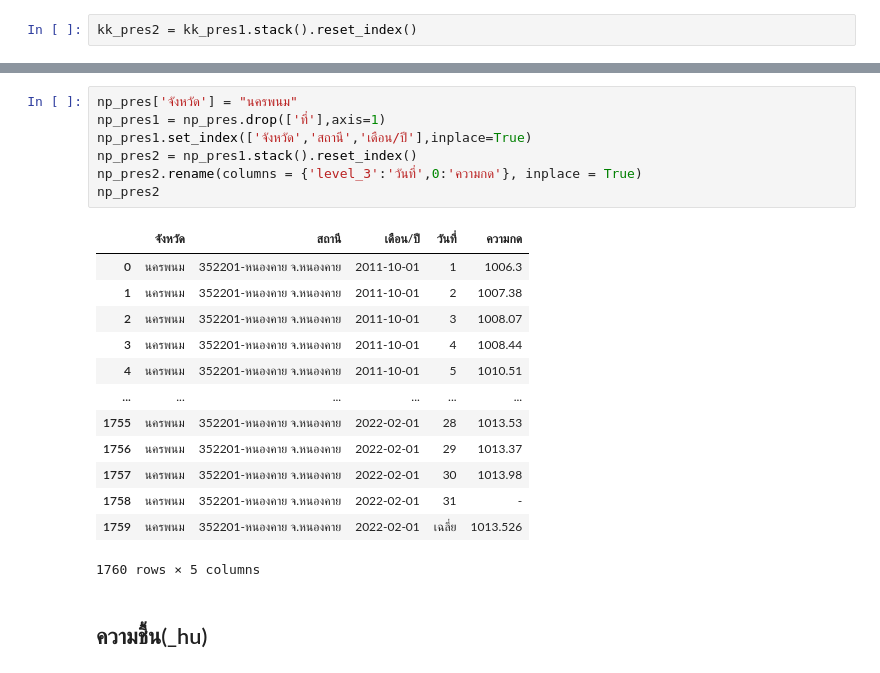
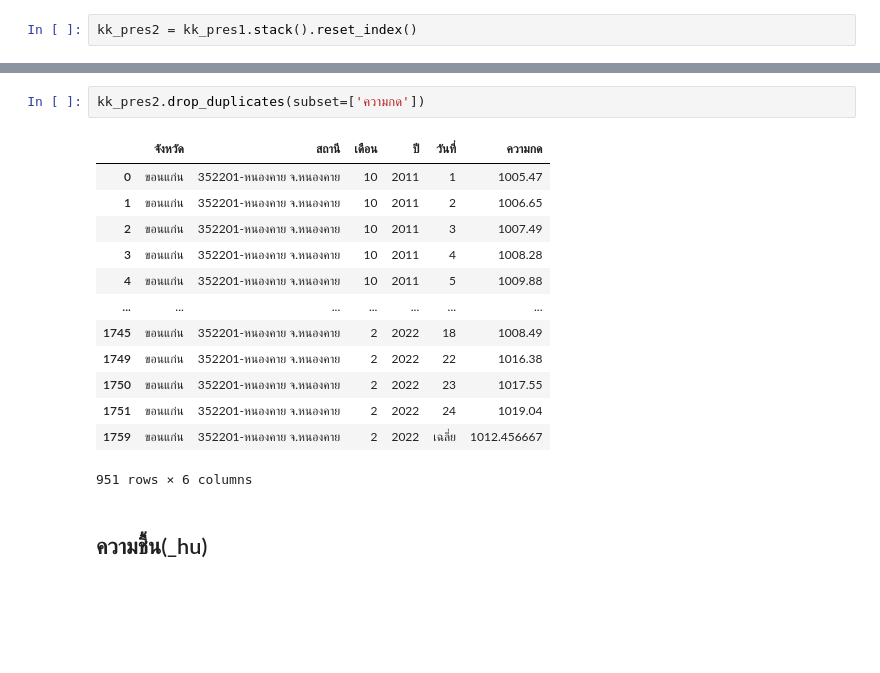
Before and after one commit to supatsara2002/bsc_dpdm22, a Jupyter notebook: Quiz_Group_5_20_of_Midterm.ipynb, the cells around one changed output, grey strips where cells are left out. Cells and saved outputs as stored; diff of their text form; blank space fills up the shorter version.

```diff
--- a/Quiz_Group_5_20_of_Midterm.ipynb
+++ b/Quiz_Group_5_20_of_Midterm.ipynb
@@ -123,24 +140,19 @@ kk_pres2
-# %%
-np_pres['จังหวัด'] = "นครพนม"
-np_pres1 = np_pres.drop(['ที่'],axis=1)
-np_pres1.set_index(['จังหวัด','สถานี','เดือน/ปี'],inplace=True)
-np_pres2 = np_pres1.stack().reset_index()
-np_pres2.rename(columns = {'level_3':'วันที่',0:'ความกด'}, inplace = True)
-np_pres2
-# %% [output]
-|  | จังหวัด | สถานี | เดือน/ปี | วันที่ | ความกด |
-| 0 | นครพนม | 352201-หนองคาย จ.หนองคาย | 2011-10-01 | 1 | 1006.3 |
-| 1 | นครพนม | 352201-หนองคาย จ.หนองคาย | 2011-10-01 | 2 | 1007.38 |
-| 2 | นครพนม | 352201-หนองคาย จ.หนองคาย | 2011-10-01 | 3 | 1008.07 |
-| 3 | นครพนม | 352201-หนองคาย จ.หนองคาย | 2011-10-01 | 4 | 1008.44 |
-| 4 | นครพนม | 352201-หนองคาย จ.หนองคาย | 2011-10-01 | 5 | 1010.51 |
-| ... | ... | ... | ... | ... | ... |
-| 1755 | นครพนม | 352201-หนองคาย จ.หนองคาย | 2022-02-01 | 28 | 1013.53 |
-| 1756 | นครพนม | 352201-หนองคาย จ.หนองคาย | 2022-02-01 | 29 | 1013.37 |
-| 1757 | นครพนม | 352201-หนองคาย จ.หนองคาย | 2022-02-01 | 30 | 1013.98 |
-| 1758 | นครพนม | 352201-หนองคาย จ.หนองคาย | 2022-02-01 | 31 | - |
-| 1759 | นครพนม | 352201-หนองคาย จ.หนองคาย | 2022-02-01 | เฉลี่ย | 1013.526 |
-1760 rows × 5 columns
+# %%
+kk_pres2.drop_duplicates(subset=['ความกด'])
+# %% [output]
+|  | จังหวัด | สถานี | เดือน | ปี | วันที่ | ความกด |
+| 0 | ขอนแก่น | 352201-หนองคาย จ.หนองคาย | 10 | 2011 | 1 | 1005.47 |
+| 1 | ขอนแก่น | 352201-หนองคาย จ.หนองคาย | 10 | 2011 | 2 | 1006.65 |
+| 2 | ขอนแก่น | 352201-หนองคาย จ.หนองคาย | 10 | 2011 | 3 | 1007.49 |
+| 3 | ขอนแก่น | 352201-หนองคาย จ.หนองคาย | 10 | 2011 | 4 | 1008.28 |
+| 4 | ขอนแก่น | 352201-หนองคาย จ.หนองคาย | 10 | 2011 | 5 | 1009.88 |
+| ... | ... | ... | ... | ... | ... | ... |
+| 1745 | ขอนแก่น | 352201-หนองคาย จ.หนองคาย | 2 | 2022 | 18 | 1008.49 |
+| 1749 | ขอนแก่น | 352201-หนองคาย จ.หนองคาย | 2 | 2022 | 22 | 1016.38 |
+| 1750 | ขอนแก่น | 352201-หนองคาย จ.หนองคาย | 2 | 2022 | 23 | 1017.55 |
+| 1751 | ขอนแก่น | 352201-หนองคาย จ.หนองคาย | 2 | 2022 | 24 | 1019.04 |
+| 1759 | ขอนแก่น | 352201-หนองคาย จ.หนองคาย | 2 | 2022 | เฉลี่ย | 1012.456667 |
+951 rows × 6 columns
 # %% [markdown]
 ## ความชื้น(_hu)
 # %%
```
Also changed, not shown: parts of 17 cells of this notebook.
